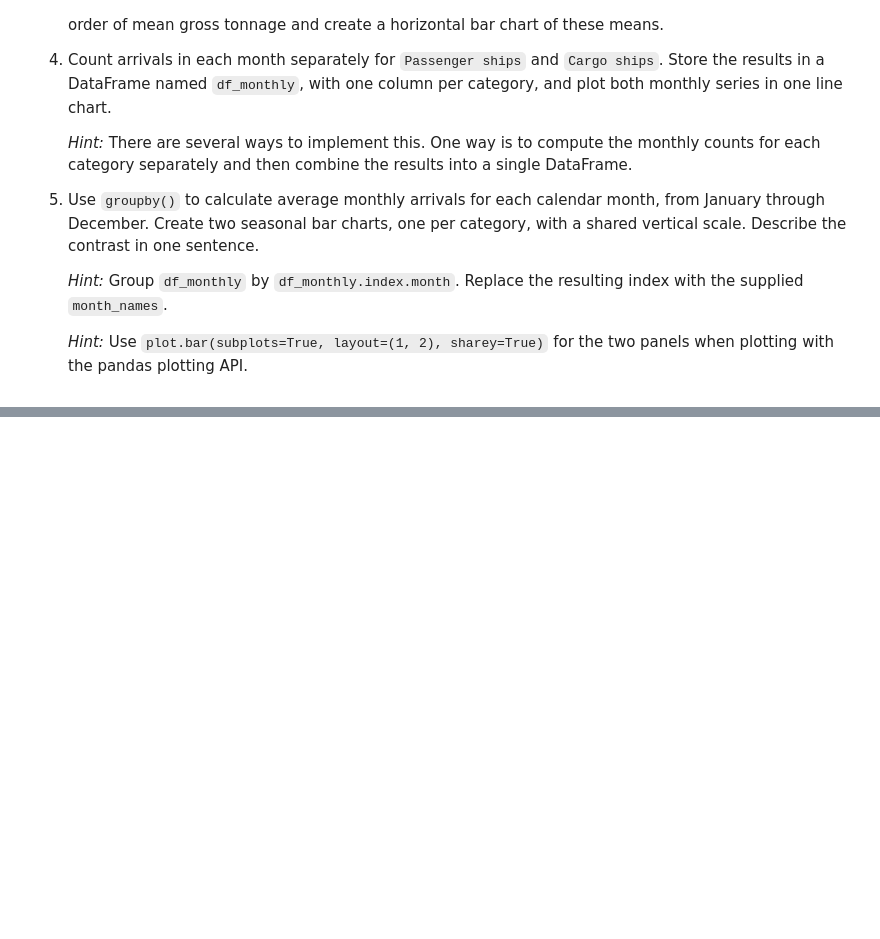
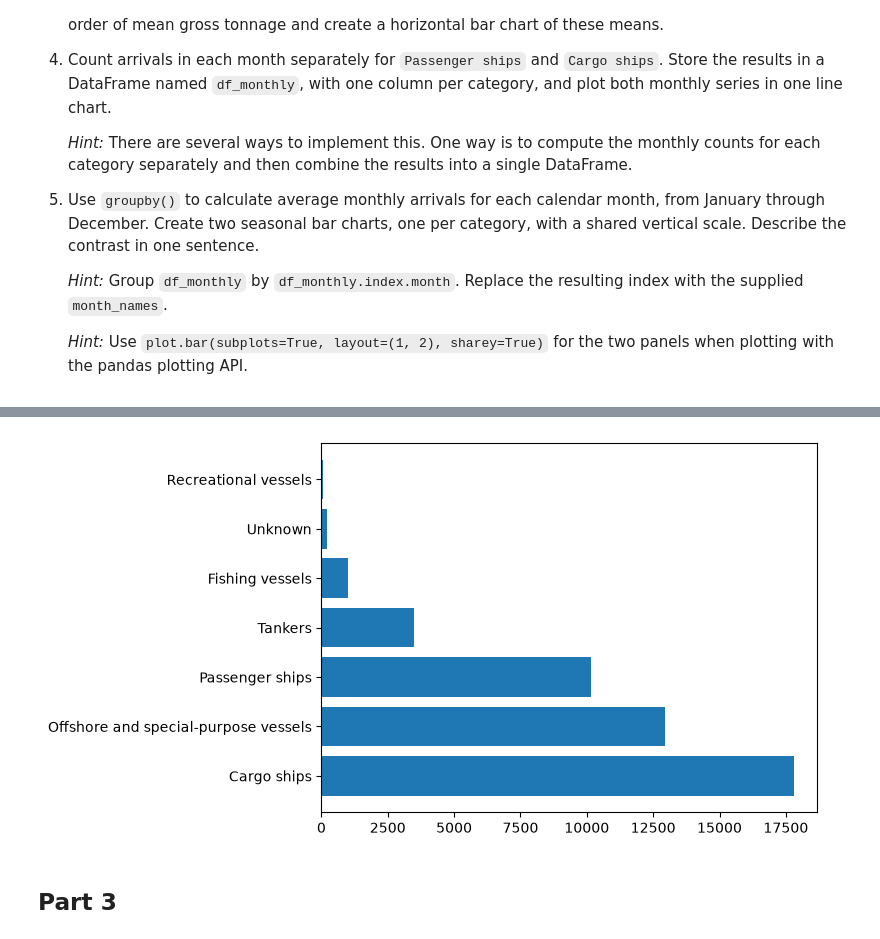
Before and after one commit to JKO-coder1/TECH2-H26, a Jupyter notebook: workshops/workshop4/workshop4_JK.ipynb, the cells around one changed output, grey strips where cells are left out. Saved outputs shown, nothing was run; the diff lists cells and outputs as text; code cells hidden in the pictures; blank space fills up the shorter version.

```diff
--- a/workshops/workshop4/workshop4_JK.ipynb
+++ b/workshops/workshop4/workshop4_JK.ipynb
@@ -278,0 +390,8 @@ month_names = [
+# %%
+import matplotlib.pyplot as plt
+
+plt.barh(df_categories.index, df_categories['arrivals'])
+# %% [output]
+[figure, added]
+# %% [markdown]
+## Part 3 ##
```
Also changed, not shown: parts of 22 cells of this notebook, 2 other files.
